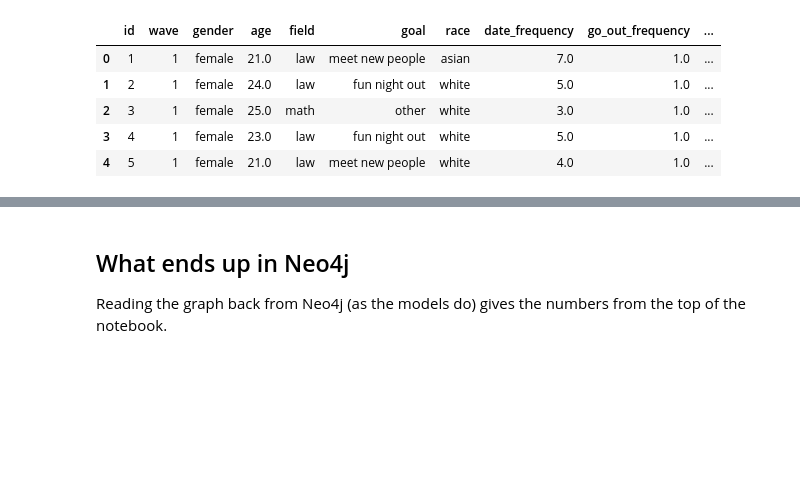
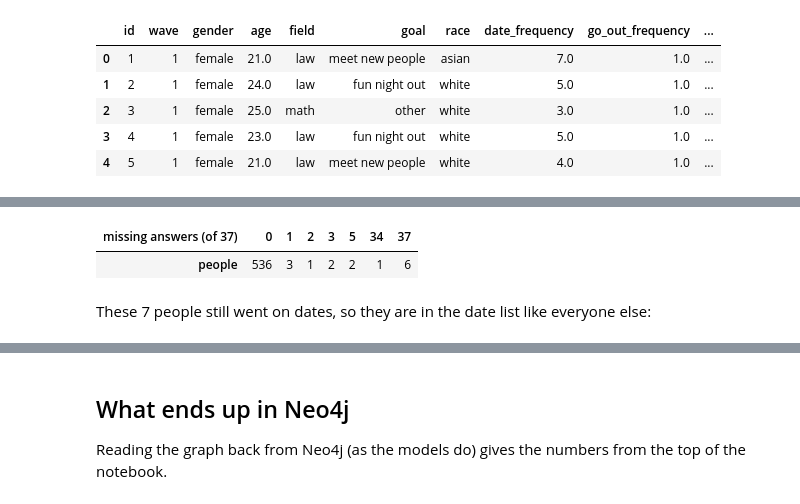
Before and after one commit to KacperKuznik/dating-app-gnn, a Jupyter notebook: EDA.ipynb, the cells around one changed output, grey strips where cells are left out. Drawn from its saved outputs; the diff is of its cells as text; code cells hidden in the pictures; blank space fills up the shorter version.

```diff
--- a/EDA.ipynb
+++ b/EDA.ipynb
@@ -316,0 +326,10 @@ people_raw.head()
+# %%
+survey_answers = people_raw.drop(columns=["id", "wave", "gender"])  # these three are never missing
+missing_before = survey_answers.isna().sum(axis=1)
+missing_before.value_counts().sort_index().rename_axis(
+    f"missing answers (of {survey_answers.shape[1]})").rename("people").to_frame().T
+# %% [output]
+| missing answers (of 37) | 0 | 1 | 2 | 3 | 5 | 34 | 37 |
+| people | 536 | 3 | 1 | 2 | 2 | 1 | 6 |
+# %% [markdown]
+These 7 people still went on dates, so they are in the date list like everyone else:
```
Also changed, not shown: parts of 28 cells of this notebook, 3 other files.
